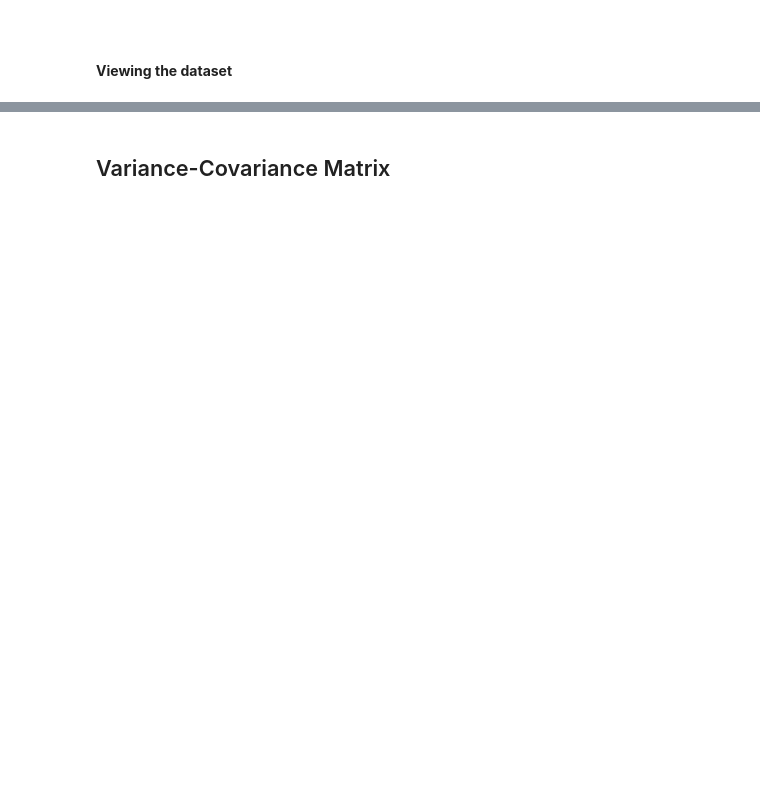
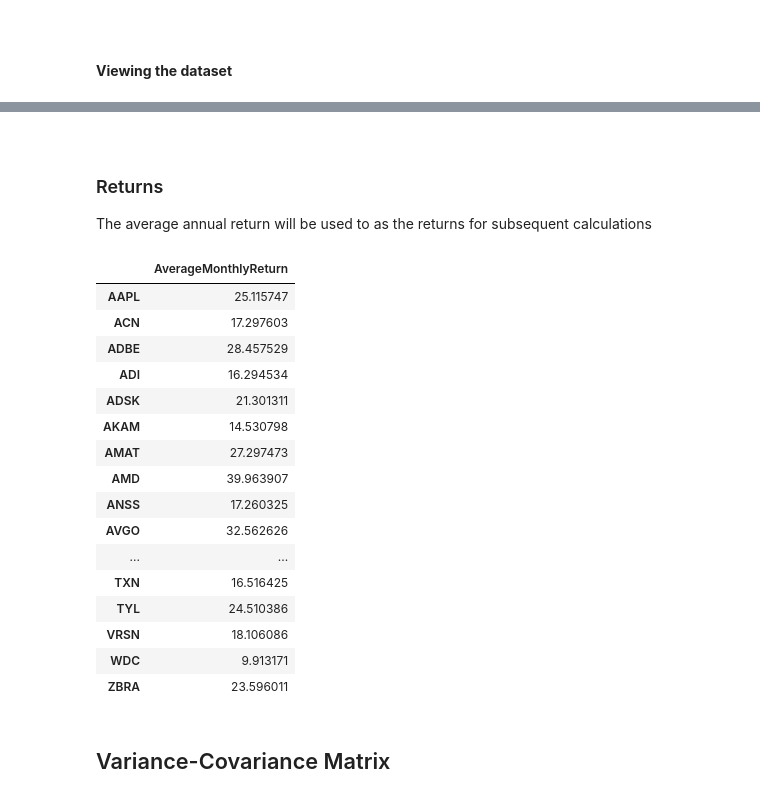
Before and after one commit to YinkaOlusola/stock_portfolio_project, a Jupyter notebook: notebook.ipynb, the cells around one changed output, grey strips where cells are left out. Saved outputs shown, nothing was run; the diff lists cells and outputs as text; code cells hidden in the pictures; blank space fills up the shorter version.

```diff
--- a/notebook.ipynb
+++ b/notebook.ipynb
@@ -147,3 +316,31 @@ returns
+# %% [markdown]
+<br>
+
+### Returns
+
+The average annual return will be used to as the returns for subsequent calculations
+# %%
+Returns = AverageAnnualReturn
+
+Returns
+# %% [output]
+|  | AverageMonthlyReturn |
+| AAPL | 25.115747 |
+| ACN | 17.297603 |
+| ADBE | 28.457529 |
+| ADI | 16.294534 |
+| ADSK | 21.301311 |
+| AKAM | 14.530798 |
+| AMAT | 27.297473 |
+| AMD | 39.963907 |
+| ANSS | 17.260325 |
+| AVGO | 32.562626 |
+| ... | ... |
+| TXN | 16.516425 |
+| TYL | 24.510386 |
+| VRSN | 18.106086 |
+| WDC | 9.913171 |
+| ZBRA | 23.596011 |
 # %% [markdown]
 ## Variance-Covariance Matrix
 # %%
```
Also changed, not shown: parts of 29 cells of this notebook, 3 other files.
